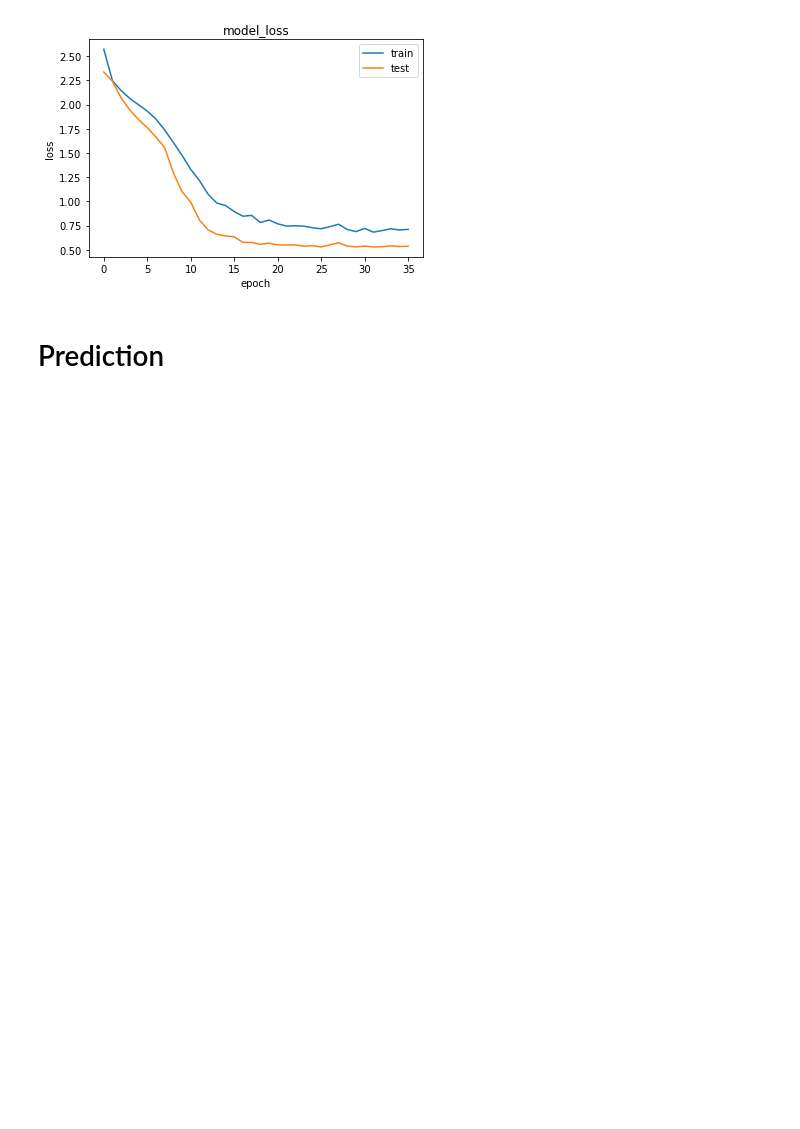
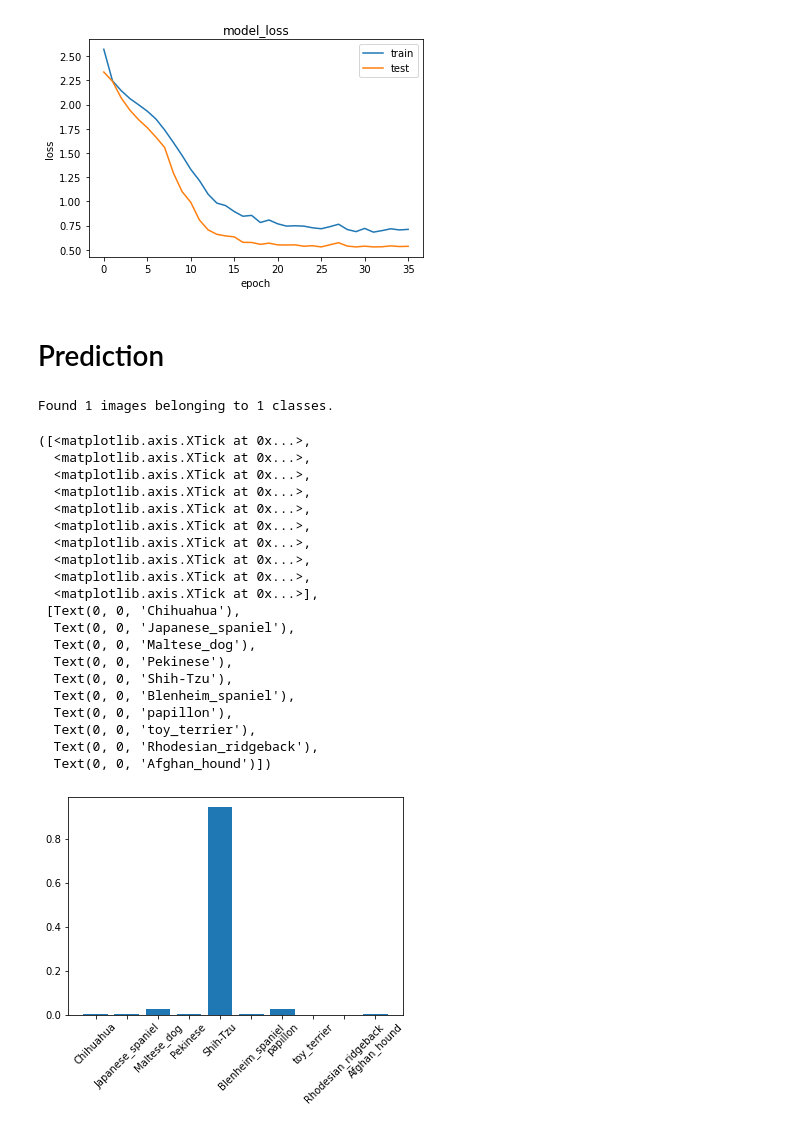
Before and after one commit to jiangwei4/DeepLearning_classificationImages, a Jupyter notebook: ClassificationImagesDeepLearning.ipynb, the cells around one changed output. Saved outputs shown, nothing was run; the diff lists cells and outputs as text; code cells hidden in the pictures; blank space fills up the shorter version.

Commit message:
'prediction'

```diff
--- a/ClassificationImagesDeepLearning.ipynb
+++ b/ClassificationImagesDeepLearning.ipynb
@@ -333,0 +323,36 @@ plt.xticks(range(120), class_names, rotation=45)
+# %%
+class_names =['Chihuahua', 'Japanese_spaniel', 'Maltese_dog', 'Pekinese', 'Shih-Tzu', 'Blenheim_spaniel', 'papillon', 'toy_terrier', 'Rhodesian_ridgeback', 'Afghan_hound']
+
+
+test_user = training_data.flow_from_directory(
+    pathlib.Path().joinpath('test_user').absolute(),
+    target_size=(150,150),
+    class_mode='categorical'
+)
+prediction = model.predict(test_user)
+
+plt.bar(range(10),prediction[0])
+plt.xticks(range(10), class_names, rotation=45)
+# %% [output]
+Found 1 images belonging to 1 classes.
+([<matplotlib.axis.XTick at 0x...>,
+  <matplotlib.axis.XTick at 0x...>,
+  <matplotlib.axis.XTick at 0x...>,
+  <matplotlib.axis.XTick at 0x...>,
+  <matplotlib.axis.XTick at 0x...>,
+  <matplotlib.axis.XTick at 0x...>,
+  <matplotlib.axis.XTick at 0x...>,
+  <matplotlib.axis.XTick at 0x...>,
+  <matplotlib.axis.XTick at 0x...>,
+  <matplotlib.axis.XTick at 0x...>],
+ [Text(0, 0, 'Chihuahua'),
+  Text(0, 0, 'Japanese_spaniel'),
+  Text(0, 0, 'Maltese_dog'),
+  Text(0, 0, 'Pekinese'),
+  Text(0, 0, 'Shih-Tzu'),
+  Text(0, 0, 'Blenheim_spaniel'),
+  Text(0, 0, 'papillon'),
+  Text(0, 0, 'toy_terrier'),
+  Text(0, 0, 'Rhodesian_ridgeback'),
+  Text(0, 0, 'Afghan_hound')])
+[figure, added]
```
Also changed, not shown: parts of 2 cells of this notebook, 1 other file.
